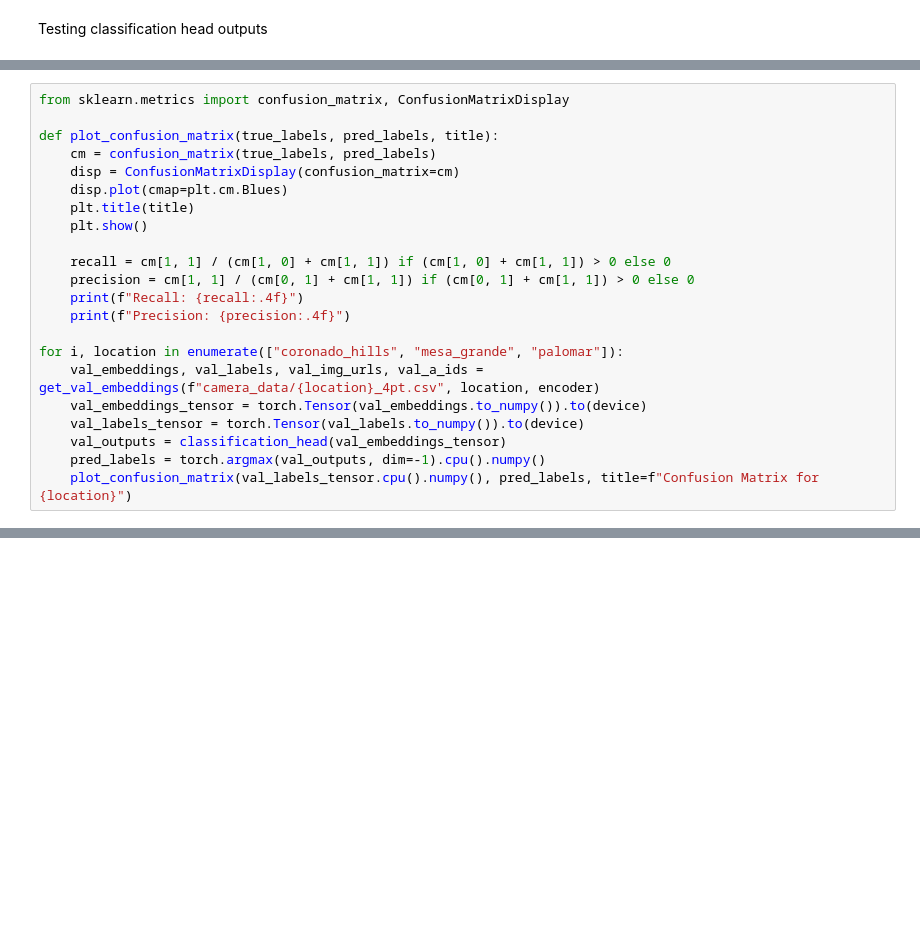
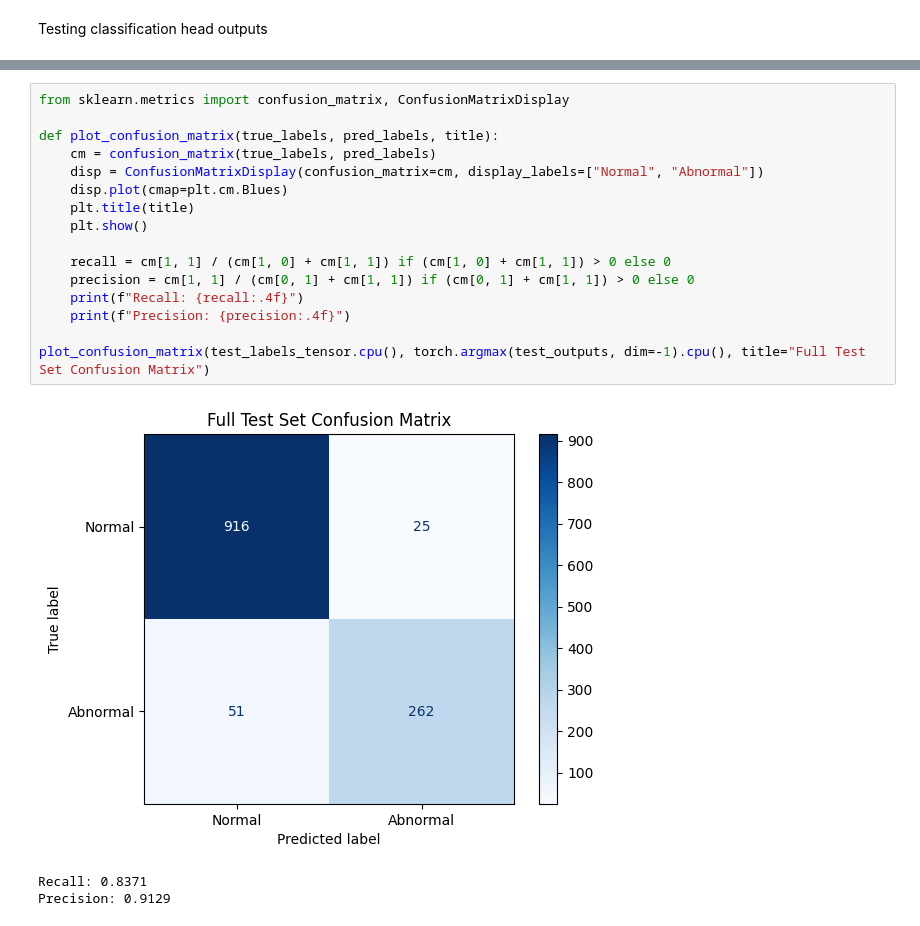
Before and after one commit to ModernNeesh/alertcalifornia-anomaly-detection, a Jupyter notebook: model_test_runs_finalized.ipynb, the cells around one changed output, grey strips where cells are left out. Saved outputs shown, nothing was run; the diff lists cells and outputs as text; blank space fills up the shorter version.

```diff
--- a/model_test_runs_finalized.ipynb
+++ b/model_test_runs_finalized.ipynb
@@ -218,22 +165,0 @@ Validation accuracy for palomar: 0.9877750873565674
-# %%
-from sklearn.metrics import confusion_matrix, ConfusionMatrixDisplay
-
-def plot_confusion_matrix(true_labels, pred_labels, title):
-    cm = confusion_matrix(true_labels, pred_labels)
-    disp = ConfusionMatrixDisplay(confusion_matrix=cm)
-    disp.plot(cmap=plt.cm.Blues)
-    plt.title(title)
-    plt.show()
-
-    recall = cm[1, 1] / (cm[1, 0] + cm[1, 1]) if (cm[1, 0] + cm[1, 1]) > 0 else 0
-    precision = cm[1, 1] / (cm[0, 1] + cm[1, 1]) if (cm[0, 1] + cm[1, 1]) > 0 else 0
-    print(f"Recall: {recall:.4f}")
-    print(f"Precision: {precision:.4f}")
-
-for i, location in enumerate(["coronado_hills", "mesa_grande", "palomar"]):
-    val_embeddings, val_labels, val_img_urls, val_a_ids = get_val_embeddings(f"camera_data/{location}_4pt.csv", location, encoder)
-    val_embeddings_tensor = torch.Tensor(val_embeddings.to_numpy()).to(device)
-    val_labels_tensor = torch.Tensor(val_labels.to_numpy()).to(device)
-    val_outputs = classification_head(val_embeddings_tensor)
-    pred_labels = torch.argmax(val_outputs, dim=-1).cpu().numpy()
-    plot_confusion_matrix(val_labels_tensor.cpu().numpy(), pred_labels, title=f"Confusion Matrix for {location}")
@@ -249,0 +198,20 @@ Precision: 0.9787
+# %%
+from sklearn.metrics import confusion_matrix, ConfusionMatrixDisplay
+
+def plot_confusion_matrix(true_labels, pred_labels, title):
+    cm = confusion_matrix(true_labels, pred_labels)
+    disp = ConfusionMatrixDisplay(confusion_matrix=cm, display_labels=["Normal", "Abnormal"])
+    disp.plot(cmap=plt.cm.Blues)
+    plt.title(title)
+    plt.show()
+
+    recall = cm[1, 1] / (cm[1, 0] + cm[1, 1]) if (cm[1, 0] + cm[1, 1]) > 0 else 0
+    precision = cm[1, 1] / (cm[0, 1] + cm[1, 1]) if (cm[0, 1] + cm[1, 1]) > 0 else 0
+    print(f"Recall: {recall:.4f}")
+    print(f"Precision: {precision:.4f}")
+
+plot_confusion_matrix(test_labels_tensor.cpu(), torch.argmax(test_outputs, dim=-1).cpu(), title="Full Test Set Confusion Matrix")
+# %% [output]
+[figure, added]
+Recall: 0.8371
+Precision: 0.9129
```
Also changed, not shown: parts of 16 cells of this notebook, 17 other files.
